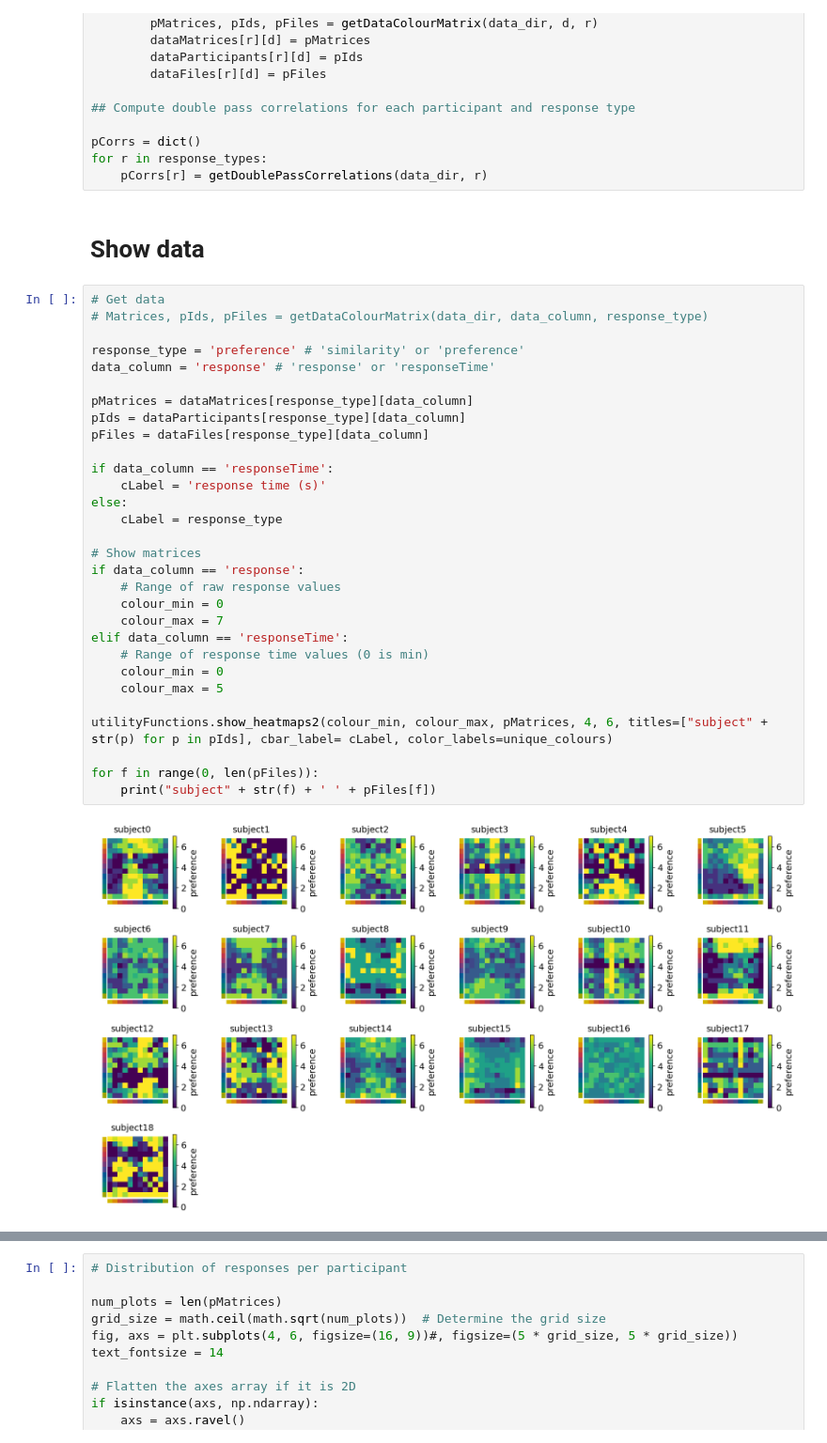
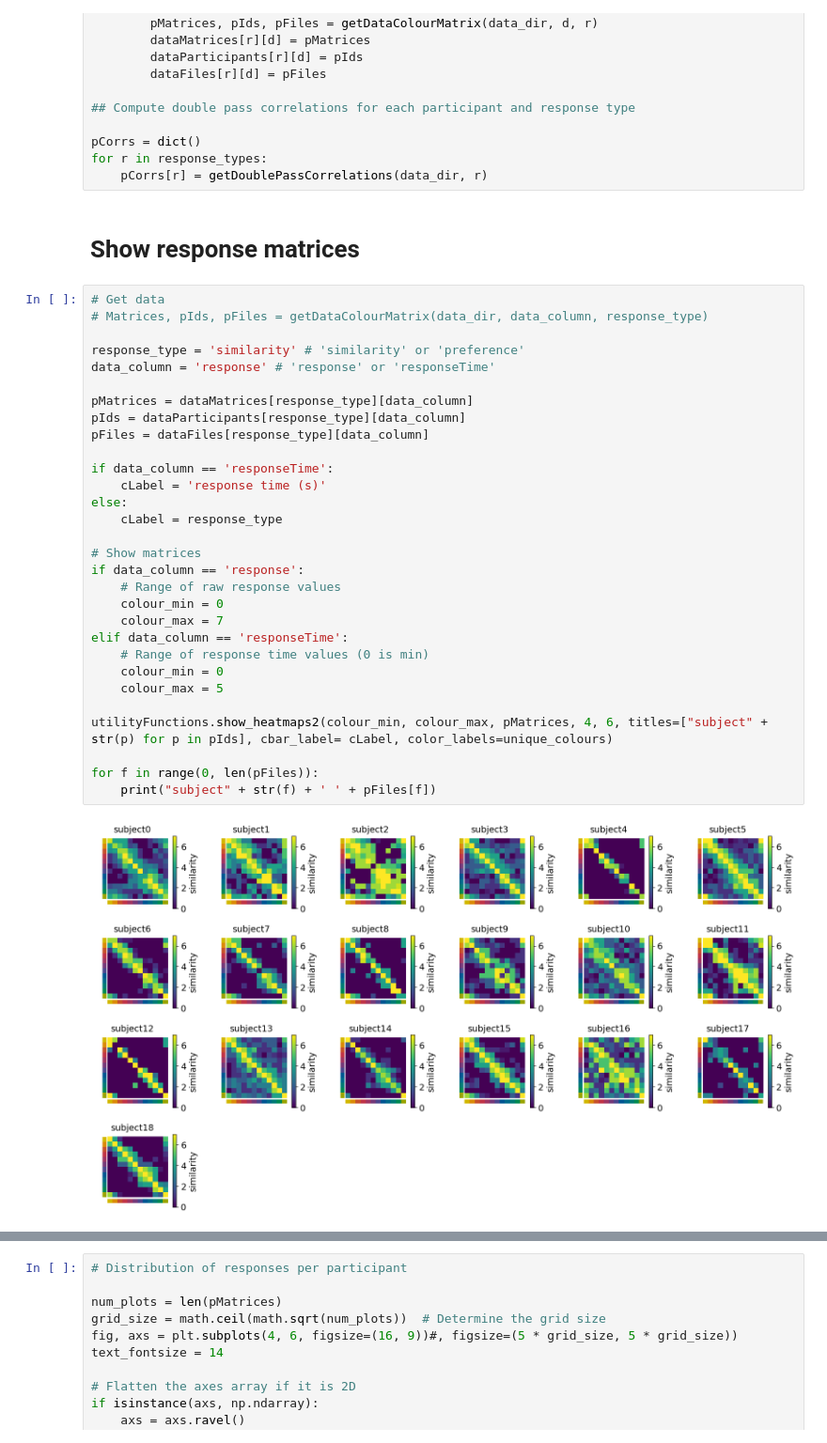
Before and after one commit to MtKana/preference_rating_GWOT, a Jupyter notebook: GWOT_2024_9_2.ipynb, the cells around one changed output, grey strips where cells are left out. Shown at 94% size. Drawn from its saved outputs; the diff is of its cells as text.

```diff
--- a/GWOT_2024_9_2.ipynb
+++ b/GWOT_2024_9_2.ipynb
@@ -206,39 +206,39 @@ pCorrs = dict()
 for r in response_types:
     pCorrs[r] = getDoublePassCorrelations(data_dir, r)
 # %% [markdown]
-# Show data
+# Show response matrices
 # %%
 # Get data
 # Matrices, pIds, pFiles = getDataColourMatrix(data_dir, data_column, response_type)
 
-response_type = 'preference' # 'similarity' or 'preference'
+response_type = 'similarity' # 'similarity' or 'preference'
 data_column = 'response' # 'response' or 'responseTime'
 
 pMatrices = dataMatrices[response_type][data_column]
 pIds = dataParticipants[response_type][data_column]
 pFiles = dataFiles[response_type][data_column]
 
 if data_column == 'responseTime':
     cLabel = 'response time (s)'
 else:
     cLabel = response_type
 
 # Show matrices
 if data_column == 'response':
     # Range of raw response values
     colour_min = 0
     colour_max = 7
 elif data_column == 'responseTime':
     # Range of response time values (0 is min)
     colour_min = 0
     colour_max = 5
 
 utilityFunctions.show_heatmaps2(colour_min, colour_max, pMatrices, 4, 6, titles=["subject" + str(p) for p in pIds], cbar_label= cLabel, color_labels=unique_colours)
 
 for f in range(0, len(pFiles)):
     print("subject" + str(f) + ' ' + pFiles[f])
 # %% [output]
-[figure, old version]
+[figure, new version]
 subject0 55132578fdf99b1b0568bdb8_kana_colourPreferenceQualia_2024-11-13_20h51.52.595.csv
 subject1 5a9b20c535237b0001129820_kana_colourPreferenceQualia_2024-11-14_03h40.27.980.csv
 subject2 5eb05d66438b180fe44f6929_kana_colourPreferenceQualia_2024-11-13_22h37.20.028.csv
```
Also changed, not shown: parts of 4 cells of this notebook.
